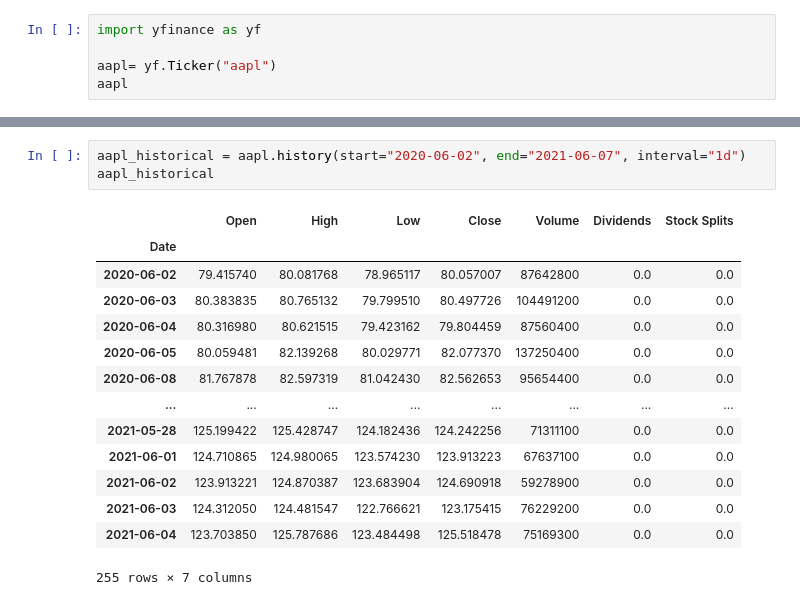
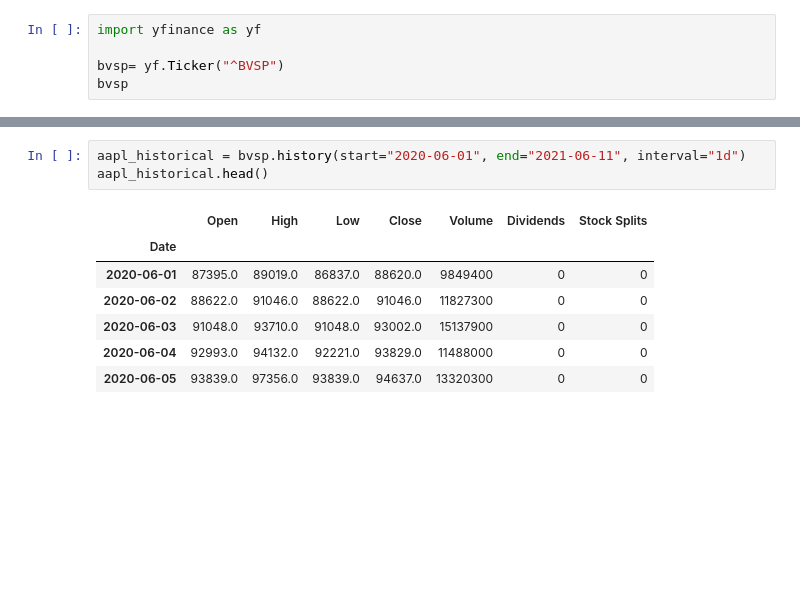
Before and after one commit to chicodias/21-02, a Jupyter notebook: SME0828-CD/trab.ipynb, the cells around one changed output, grey strips where cells are left out. Saved outputs shown, nothing was run; the diff lists cells and outputs as text; blank space fills up the shorter version.

```diff
--- a/SME0828-CD/trab.ipynb
+++ b/SME0828-CD/trab.ipynb
@@ -1,6 +5,6 @@
 # %%
 import yfinance as yf
 
-aapl= yf.Ticker("aapl")
-aapl
+bvsp= yf.Ticker("^BVSP")
+bvsp
 # %% [output]
@@ -15,18 +12,11 @@ ModuleNotFoundError: No module named 'pycaret.internal.pycaret_experiment'
 # %%
-aapl_historical = aapl.history(start="2020-06-02", end="2021-06-07", interval="1d")
-aapl_historical
+aapl_historical = bvsp.history(start="2020-06-01", end="2021-06-11", interval="1d")
+aapl_historical.head()
 # %% [output]
 |  | Open | High | Low | Close | Volume | Dividends | Stock Splits |
 | Date |  |  |  |  |  |  |  |
-| 2020-06-02 | 79.415740 | 80.081768 | 78.965117 | 80.057007 | 87642800 | 0.0 | 0.0 |
-| 2020-06-03 | 80.383835 | 80.765132 | 79.799510 | 80.497726 | 104491200 | 0.0 | 0.0 |
-| 2020-06-04 | 80.316980 | 80.621515 | 79.423162 | 79.804459 | 87560400 | 0.0 | 0.0 |
-| 2020-06-05 | 80.059481 | 82.139268 | 80.029771 | 82.077370 | 137250400 | 0.0 | 0.0 |
-| 2020-06-08 | 81.767878 | 82.597319 | 81.042430 | 82.562653 | 95654400 | 0.0 | 0.0 |
-| ... | ... | ... | ... | ... | ... | ... | ... |
-| 2021-05-28 | 125.199422 | 125.428747 | 124.182436 | 124.242256 | 71311100 | 0.0 | 0.0 |
-| 2021-06-01 | 124.710865 | 124.980065 | 123.574230 | 123.913223 | 67637100 | 0.0 | 0.0 |
-| 2021-06-02 | 123.913221 | 124.870387 | 123.683904 | 124.690918 | 59278900 | 0.0 | 0.0 |
-| 2021-06-03 | 124.312050 | 124.481547 | 122.766621 | 123.175415 | 76229200 | 0.0 | 0.0 |
-| 2021-06-04 | 123.703850 | 125.787686 | 123.484498 | 125.518478 | 75169300 | 0.0 | 0.0 |
+| 2020-06-01 | 87395.0 | 89019.0 | 86837.0 | 88620.0 | 9849400 | 0 | 0 |
+| 2020-06-02 | 88622.0 | 91046.0 | 88622.0 | 91046.0 | 11827300 | 0 | 0 |
+| 2020-06-03 | 91048.0 | 93710.0 | 91048.0 | 93002.0 | 15137900 | 0 | 0 |
+| 2020-06-04 | 92993.0 | 94132.0 | 92221.0 | 93829.0 | 11488000 | 0 | 0 |
+| 2020-06-05 | 93839.0 | 97356.0 | 93839.0 | 94637.0 | 13320300 | 0 | 0 |
-255 rows × 7 columns
```
Also changed, not shown: parts of 34 cells of this notebook.
